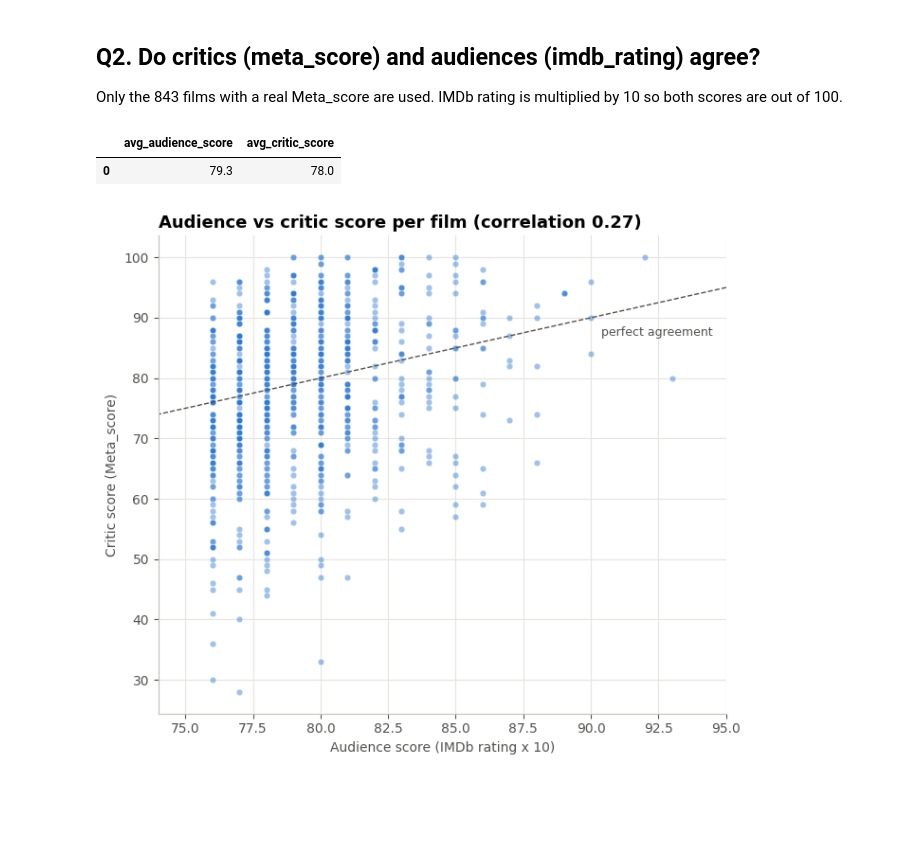
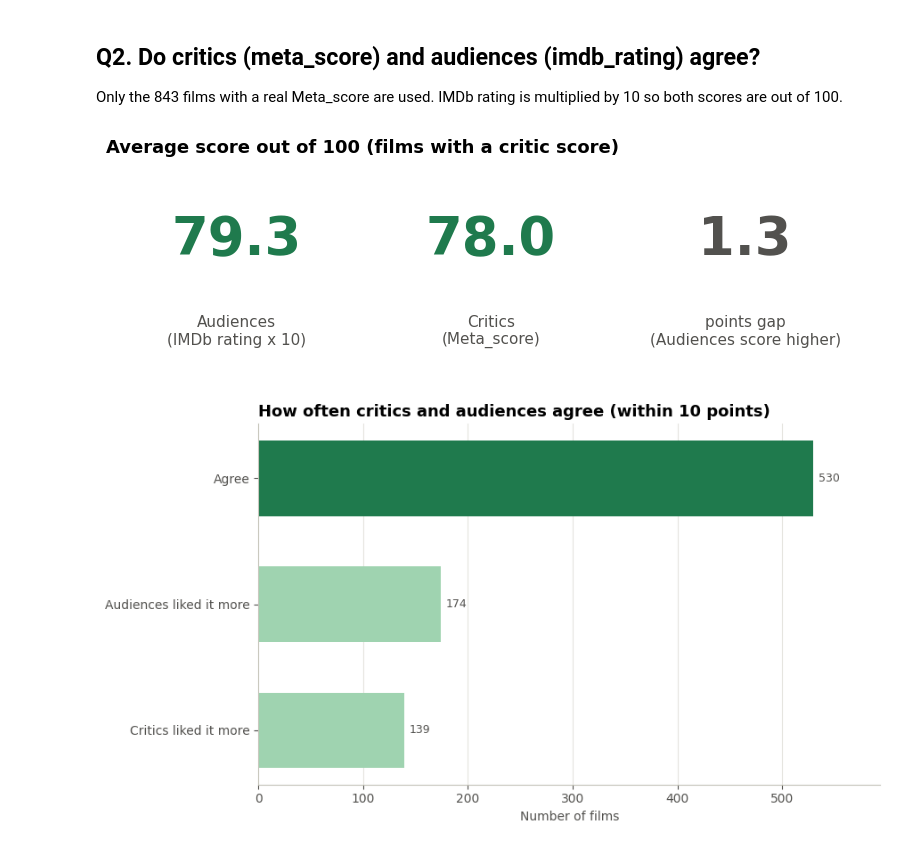
Before and after one commit to catarina-bm/first_project, a Jupyter notebook: notebooks/imdb_sql_charts_bindu.ipynb, the cells around one changed output. Cells and saved outputs as stored; diff of their text form; code cells hidden in the pictures; blank space fills up the shorter version.

```diff
--- a/notebooks/imdb_sql_charts_bindu.ipynb
+++ b/notebooks/imdb_sql_charts_bindu.ipynb
@@ -118,29 +151,42 @@ SELECT ROUND(AVG(imdb_rating * 10), 1) AS avg_audience_score,
 FROM ratings
 WHERE meta_score IS NOT NULL
 """
-pd.read_sql(q2_avg, engine)
+avg_scores = pd.read_sql(q2_avg, engine)
+
+# Only two numbers, so show them as two big "score cards" instead of a chart
+audience = avg_scores["avg_audience_score"][0]
+critics = avg_scores["avg_critic_score"][0]
+gap = abs(audience - critics)
+higher = "Audiences" if audience > critics else "Critics"
+
+fig, ax = plt.subplots(figsize=(8, 2.6))
+ax.axis("off")
+for x, value, label, color in [(0.17, audience, "Audiences\n(IMDb rating x 10)", HIGHLIGHT),
+                               (0.50, critics, "Critics\n(Meta_score)", HIGHLIGHT)]:
+    ax.text(x, 0.62, f"{value:.1f}", ha="center", va="center", fontsize=38, fontweight="bold", color=color)
+    ax.text(x, 0.18, label, ha="center", va="center", fontsize=11, color=TEXT)
+ax.text(0.83, 0.62, f"{gap:.1f}", ha="center", va="center", fontsize=38, fontweight="bold", color=TEXT)
+ax.text(0.83, 0.18, f"points gap\n({higher} score higher)", ha="center", va="center", fontsize=11, color=TEXT)
+ax.set_title("Average score out of 100 (films with a critic score)", loc="left")
+plt.tight_layout()
+save_chart("Average score out of 100")
+plt.show()
 # %% [output]
-|  | avg_audience_score | avg_critic_score |
-| 0 | 79.3 | 78.0 |
+[figure, added]
 # %%
-q2_scores = """
-SELECT r.imdb_rating * 10 AS audience_score, r.meta_score AS critic_score
-FROM ratings r
-WHERE r.meta_score IS NOT NULL
+q2_agree = """
+SELECT CASE
+         WHEN ABS(meta_score - imdb_rating * 10) <= 10 THEN 'Agree'
+         WHEN meta_score > imdb_rating * 10           THEN 'Critics liked it more'
+         ELSE 'Audiences liked it more'
+       END AS opinion,
+       COUNT(*) AS films
+FROM ratings
+WHERE meta_score IS NOT NULL
+GROUP BY opinion
 """
-scores = pd.read_sql(q2_scores, engine)
-corr = scores["audience_score"].corr(scores["critic_score"])
-
-fig, ax = plt.subplots(figsize=(7, 6))
-ax.scatter(scores["audience_score"], scores["critic_score"], s=22, color=HIGHLIGHT, alpha=0.45, edgecolor="white", linewidth=0.5)
-ax.plot([60, 100], [60, 100], color=TEXT, linewidth=1, linestyle="--")
-ax.text(94.5, 87, "perfect agreement", color=TEXT, fontsize=9, ha="right")
-ax.set_xlim(74, 95)
-ax.set_title(f"Audience vs critic score per film (correlation {corr:.2f})", loc="left")
-ax.set_xlabel("Audience score (IMDb rating x 10)")
-ax.set_ylabel("Critic score (Meta_score)")
-plt.tight_layout()
-plt.show()
+agree = pd.read_sql(q2_agree, engine)
+hbar(agree, "opinion", "films", "How often critics and audiences agree (within 10 points)", "Number of films")
 # %% [output]
-[figure, old version]
+[figure, new version]
 # %%
```
Also changed, not shown: parts of 12 cells of this notebook, 16 other files.
